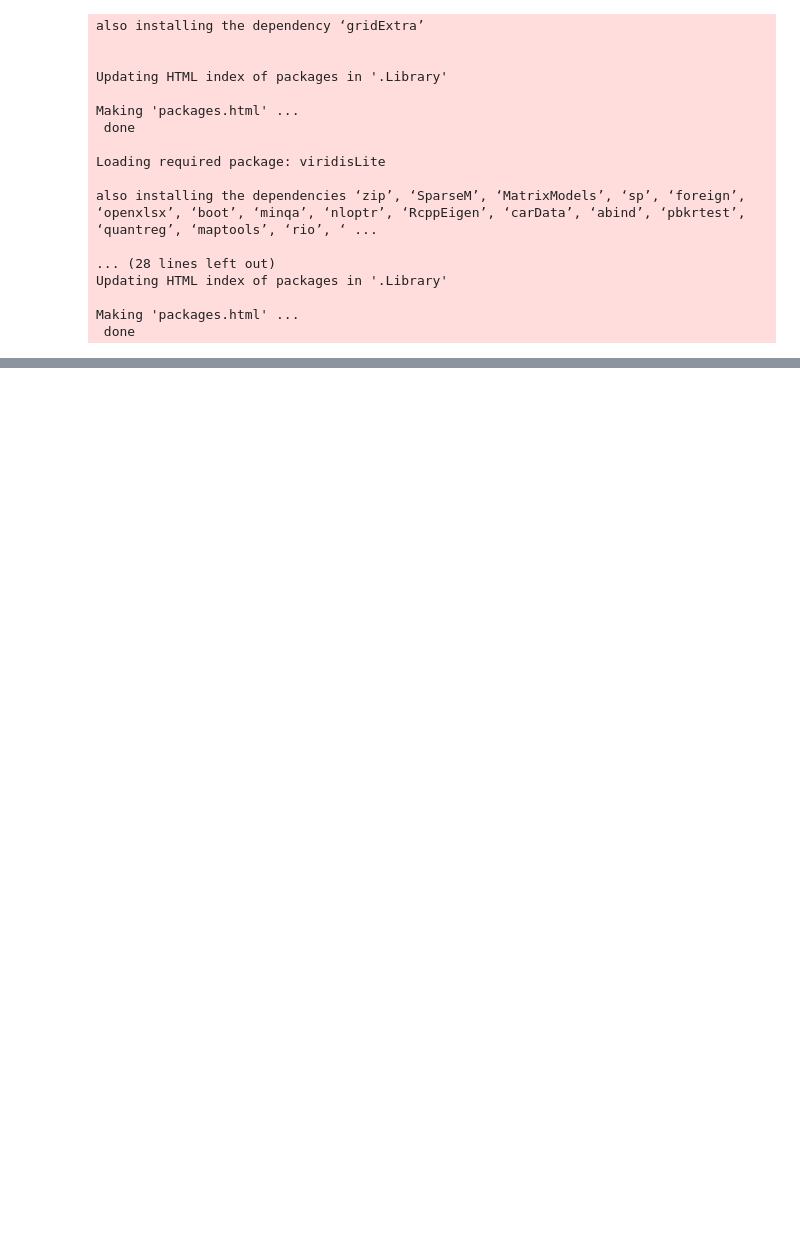
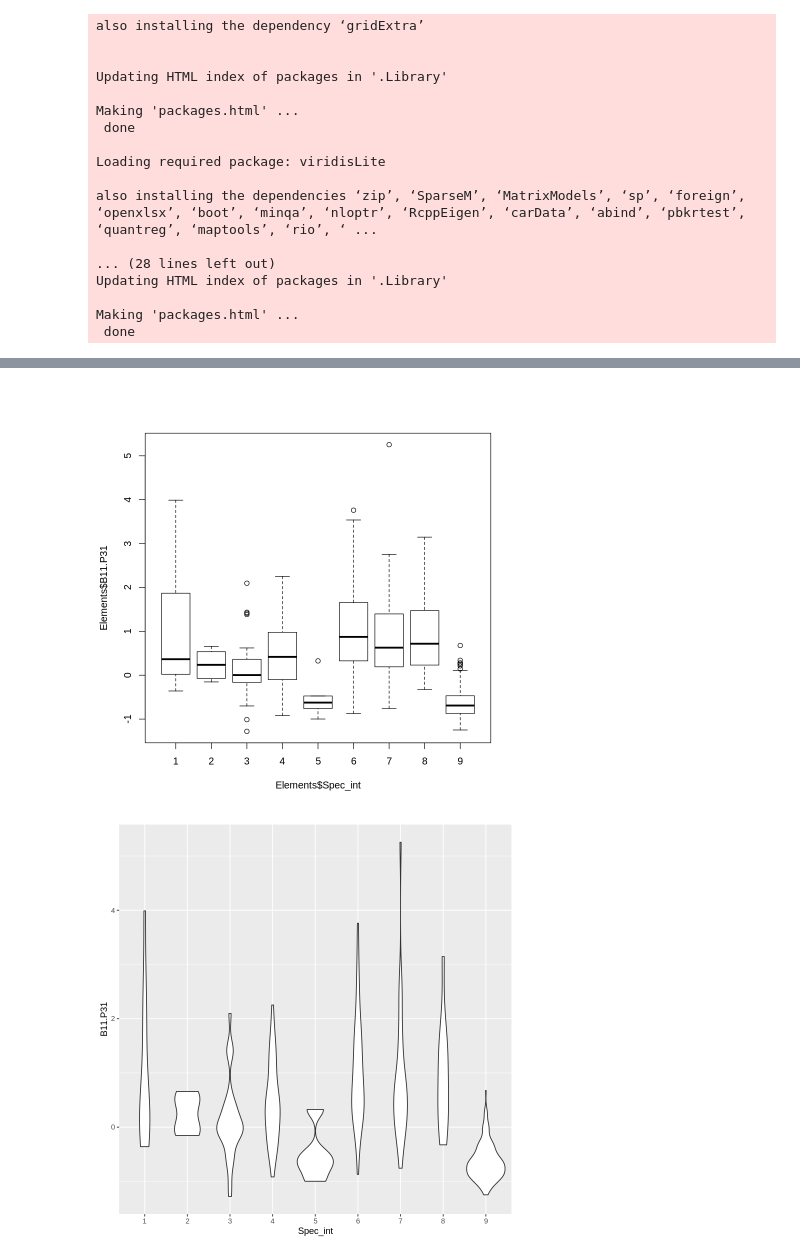
Before and after one commit to Kovacs-Lab/Aim-3, a Jupyter notebook: Ionomics/Ratios/Boxplots_Violin_Ratios.ipynb, the cells around one changed output, grey strips where cells are left out. Cells and saved outputs as stored; diff of their text form; code cells hidden in the pictures; blank space fills up the shorter version.

Commit message:
Relabeled plots

```diff
--- a/Ionomics/Ratios/Boxplots_Violin_Ratios.ipynb
+++ b/Ionomics/Ratios/Boxplots_Violin_Ratios.ipynb
@@ -268,0 +34,9 @@ Warning message:
+# %%
+boxplot(Elements$B11.P31~Elements$Spec_int) #Boron #ratio uses .P31 instead of :P31 as : is an operator in R
+Elements$Spec_int <- as.factor(Elements$Spec_int)
+boron <- ggplot(Elements, aes(x=Spec_int, y=B11.P31)) +
+  geom_violin()
+boron
+# %% [output]
+[figure, added]
+[figure, added]
```
Also changed, not shown: parts of 37 cells of this notebook, 2 other files.
